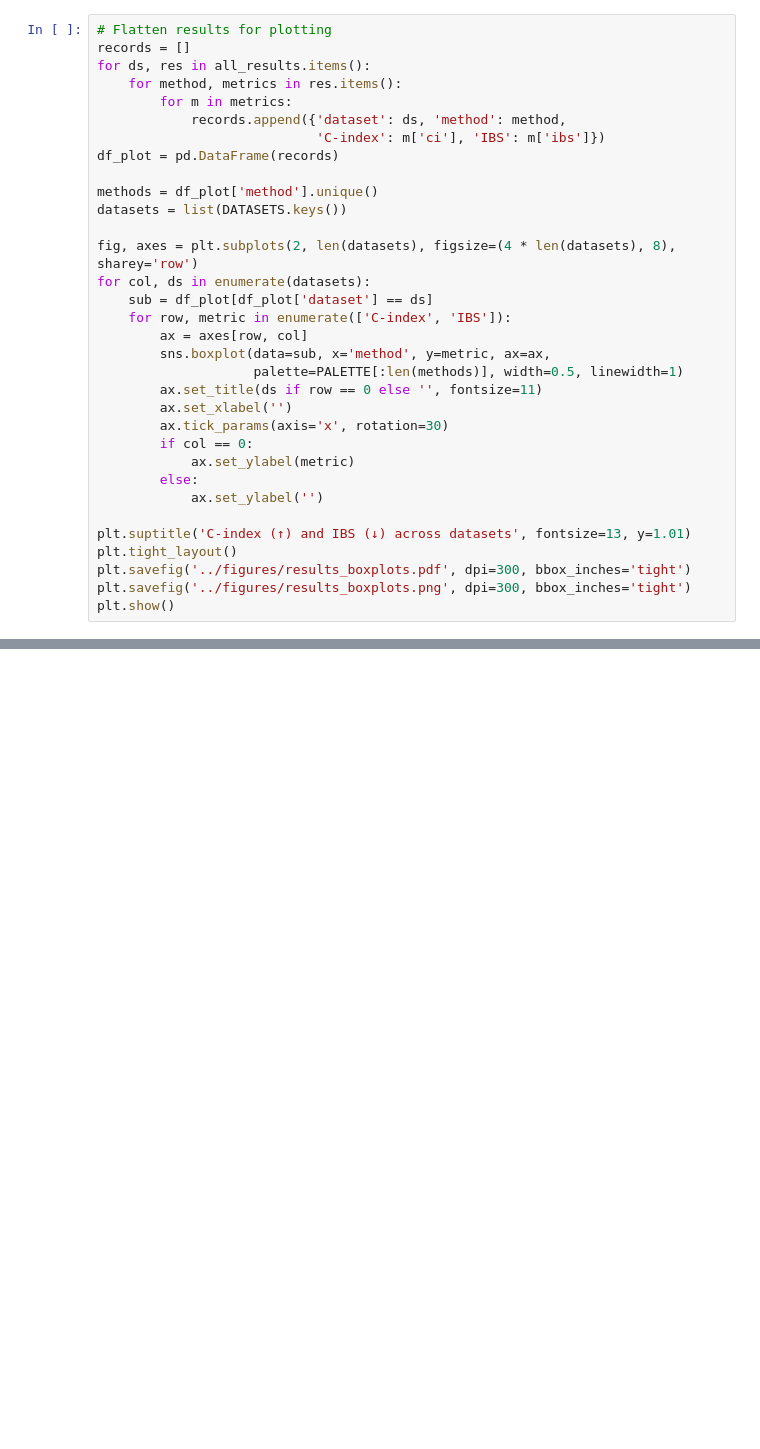
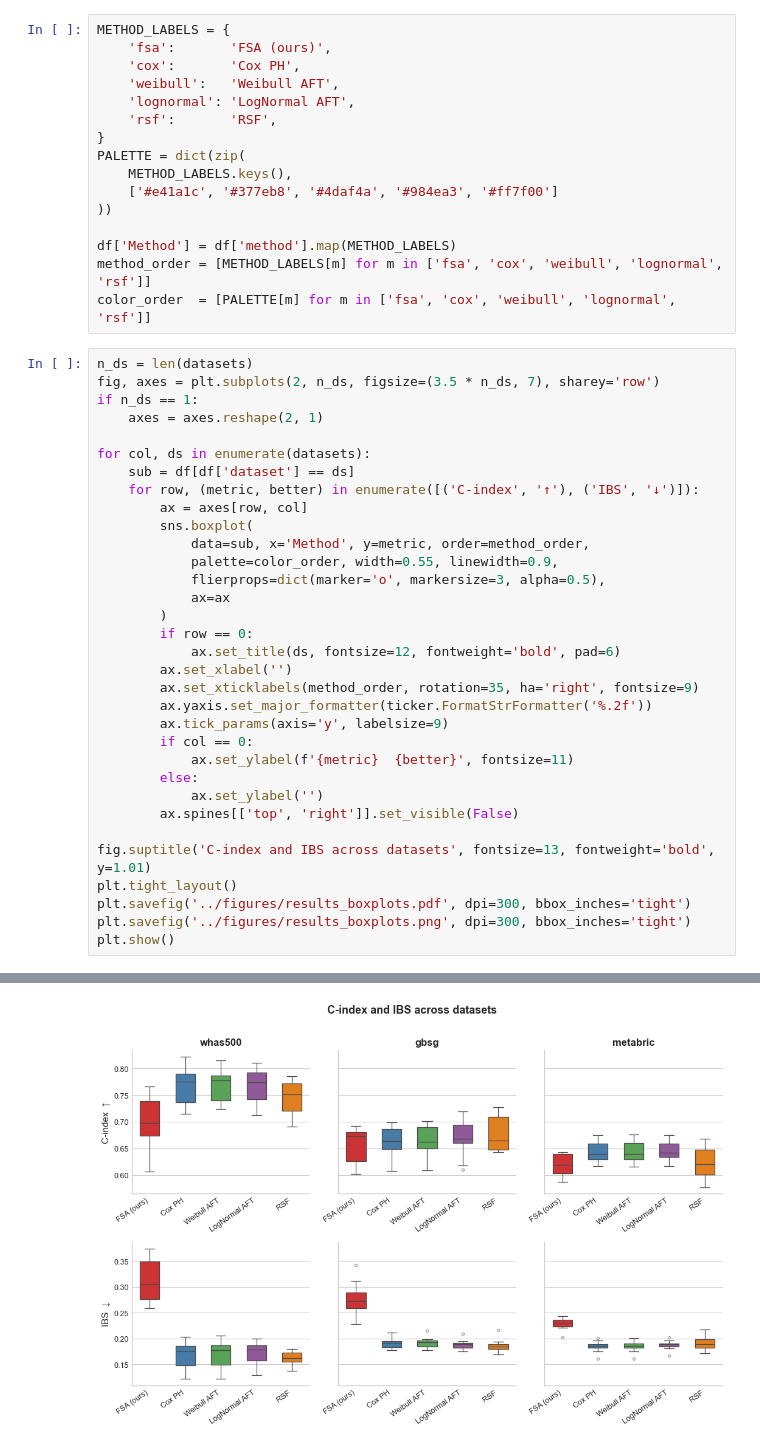
Before and after one commit to marianaw/frozenhazard, a Jupyter notebook: notebooks/results_plots.ipynb, the cells around one changed output, grey strips where cells are left out. Drawn from its saved outputs; the diff is of its cells as text; blank space fills up the shorter version.

Commit message:
Updates and first results

```diff
--- a/notebooks/results_plots.ipynb
+++ b/notebooks/results_plots.ipynb
@@ -35,33 +52,50 @@ print(combined.to_latex())
+# %%
+METHOD_LABELS = {
+    'fsa':       'FSA (ours)',
+    'cox':       'Cox PH',
+    'weibull':   'Weibull AFT',
+    'lognormal': 'LogNormal AFT',
+    'rsf':       'RSF',
+}
+PALETTE = dict(zip(
+    METHOD_LABELS.keys(),
+    ['#e41a1c', '#377eb8', '#4daf4a', '#984ea3', '#ff7f00']
+))
+
+df['Method'] = df['method'].map(METHOD_LABELS)
+method_order = [METHOD_LABELS[m] for m in ['fsa', 'cox', 'weibull', 'lognormal', 'rsf']]
+color_order  = [PALETTE[m] for m in ['fsa', 'cox', 'weibull', 'lognormal', 'rsf']]
 # %%
-# Flatten results for plotting
-records = []
-for ds, res in all_results.items():
-    for method, metrics in res.items():
-        for m in metrics:
-            records.append({'dataset': ds, 'method': method,
-                            'C-index': m['ci'], 'IBS': m['ibs']})
-df_plot = pd.DataFrame(records)
+n_ds = len(datasets)
+fig, axes = plt.subplots(2, n_ds, figsize=(3.5 * n_ds, 7), sharey='row')
+if n_ds == 1:
+    axes = axes.reshape(2, 1)
 
-methods = df_plot['method'].unique()
-datasets = list(DATASETS.keys())
-
-fig, axes = plt.subplots(2, len(datasets), figsize=(4 * len(datasets), 8), sharey='row')
 for col, ds in enumerate(datasets):
-    sub = df_plot[df_plot['dataset'] == ds]
-    for row, metric in enumerate(['C-index', 'IBS']):
+    sub = df[df['dataset'] == ds]
+    for row, (metric, better) in enumerate([('C-index', '↑'), ('IBS', '↓')]):
         ax = axes[row, col]
-        sns.boxplot(data=sub, x='method', y=metric, ax=ax,
-                    palette=PALETTE[:len(methods)], width=0.5, linewidth=1)
-        ax.set_title(ds if row == 0 else '', fontsize=11)
+        sns.boxplot(
+            data=sub, x='Method', y=metric, order=method_order,
+            palette=color_order, width=0.55, linewidth=0.9,
+            flierprops=dict(marker='o', markersize=3, alpha=0.5),
+            ax=ax
+        )
+        if row == 0:
+            ax.set_title(ds, fontsize=12, fontweight='bold', pad=6)
         ax.set_xlabel('')
-        ax.tick_params(axis='x', rotation=30)
+        ax.set_xticklabels(method_order, rotation=35, ha='right', fontsize=9)
+        ax.yaxis.set_major_formatter(ticker.FormatStrFormatter('%.2f'))
+        ax.tick_params(axis='y', labelsize=9)
         if col == 0:
-            ax.set_ylabel(metric)
+            ax.set_ylabel(f'{metric}  {better}', fontsize=11)
         else:
             ax.set_ylabel('')
+        ax.spines[['top', 'right']].set_visible(False)
 
-plt.suptitle('C-index (↑) and IBS (↓) across datasets', fontsize=13, y=1.01)
+fig.suptitle('C-index and IBS across datasets', fontsize=13, fontweight='bold', y=1.01)
 plt.tight_layout()
 plt.savefig('../figures/results_boxplots.pdf', dpi=300, bbox_inches='tight')
 plt.savefig('../figures/results_boxplots.png', dpi=300, bbox_inches='tight')
 plt.show()
+# %% [output]
@@ -67,0 +119 @@ plt.show()
+[figure, added]
```
Also changed, not shown: parts of 10 cells of this notebook, 8 other files.
